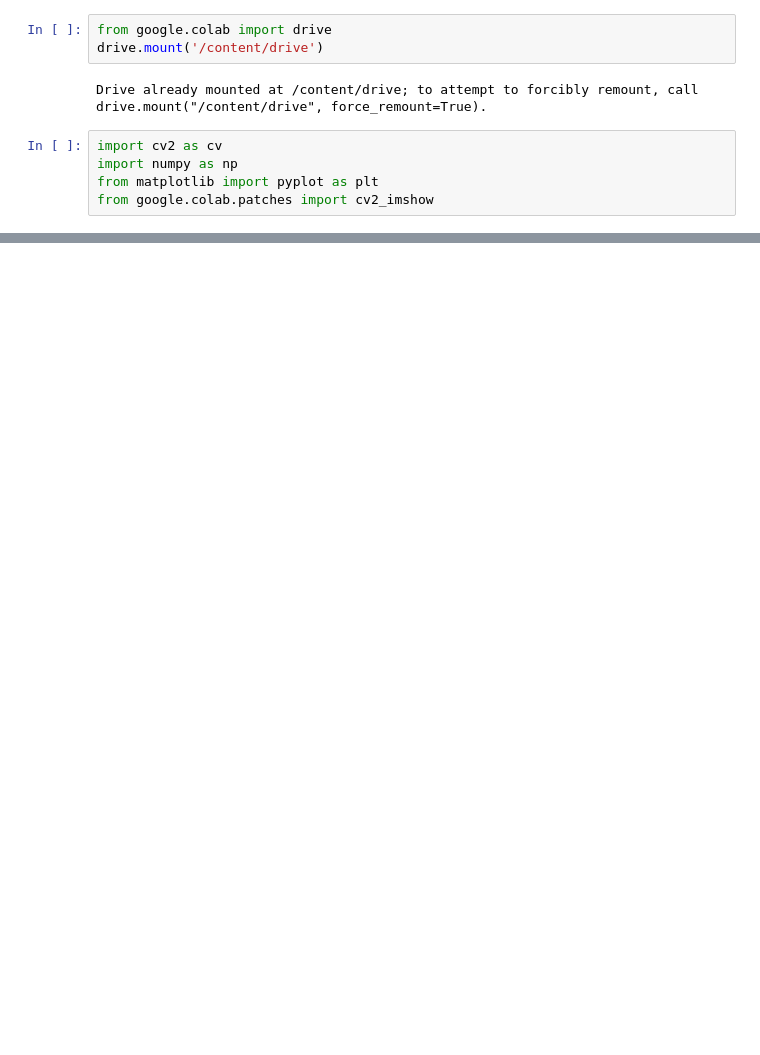
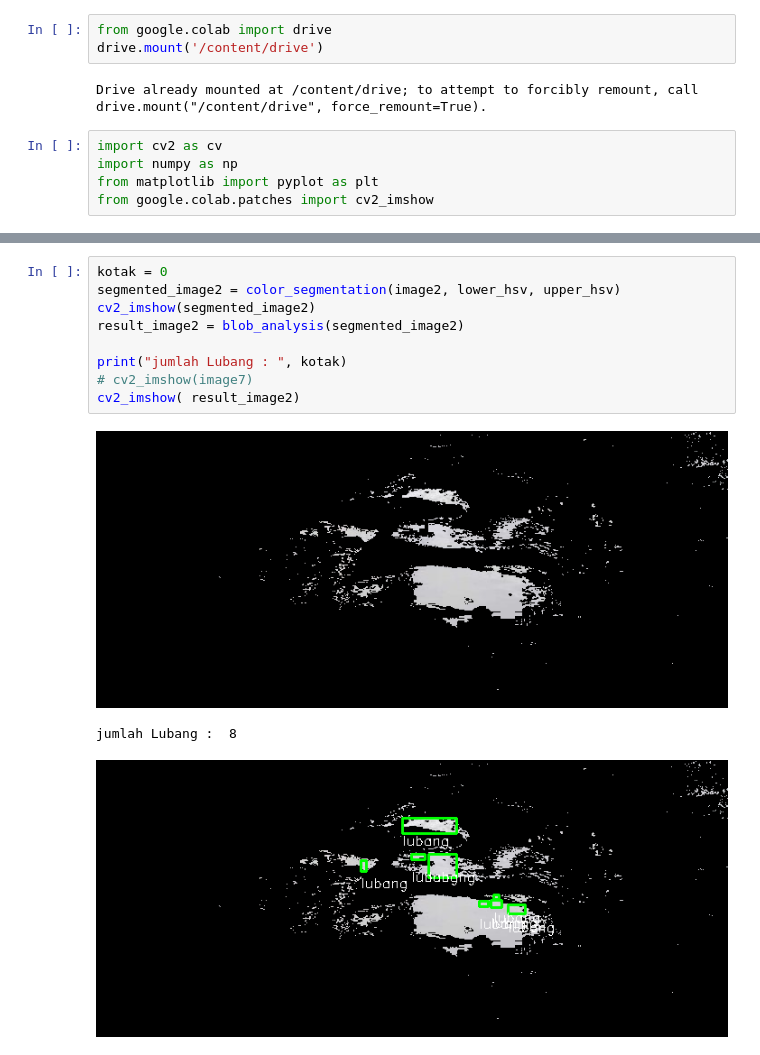
Before and after one commit to K2FA/PCVK_Genap_2021, a Jupyter notebook: ProjekAkhir.ipynb, the cells around one changed output, grey strips where cells are left out. Drawn from its saved outputs; the diff is of its cells as text; blank space fills up the shorter version.

```diff
--- a/ProjekAkhir.ipynb
+++ b/ProjekAkhir.ipynb
@@ -96,0 +122,13 @@ jumlah Lubang :  10
+# %%
+kotak = 0
+segmented_image2 = color_segmentation(image2, lower_hsv, upper_hsv)
+cv2_imshow(segmented_image2)
+result_image2 = blob_analysis(segmented_image2)
+
+print("jumlah Lubang : ", kotak)
+# cv2_imshow(image7)
+cv2_imshow( result_image2)
+# %% [output]
+[figure, added]
+jumlah Lubang :  8
+[figure, added]
```
Also changed, not shown: parts of 11 cells of this notebook.
